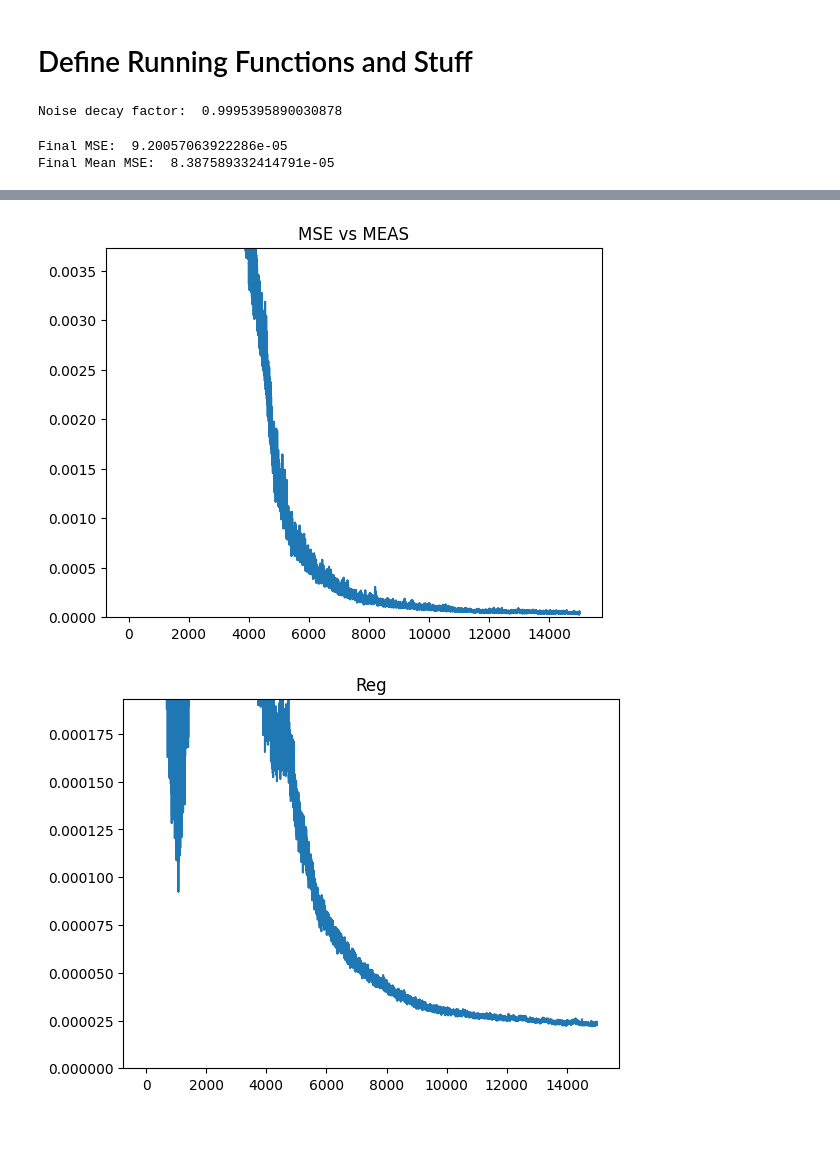
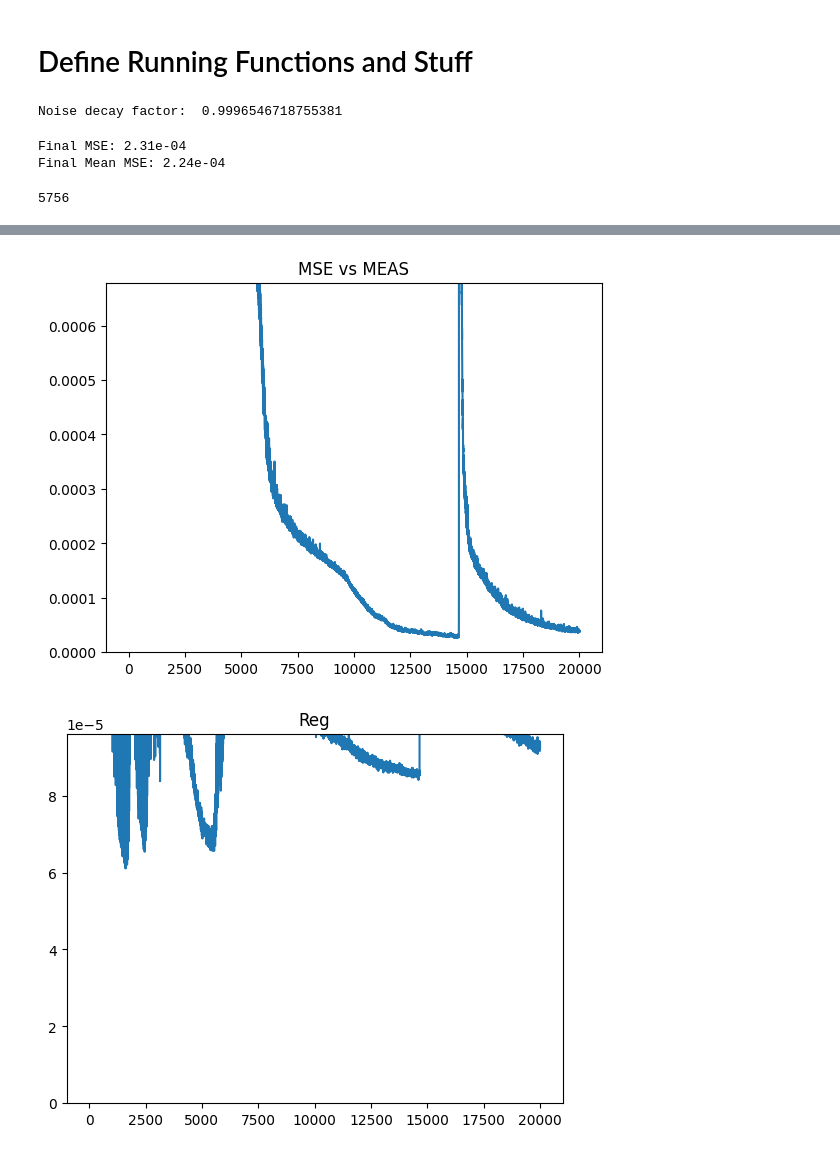
Before and after one commit to VarunGorti/CurveFitting-DIP, a Jupyter notebook: NewCausality_Testing-Copy3.ipynb, the cells around one changed output, grey strips where cells are left out. Saved outputs shown, nothing was run; the diff lists cells and outputs as text; code cells hidden in the pictures.

```diff
--- a/NewCausality_Testing-Copy3.ipynb
+++ b/NewCausality_Testing-Copy3.ipynb
@@ -180,7 +188,7 @@ plt.show()
 # %%
 NZ = y.shape[1]
 
-NUM_LAYERS = int(np.ceil(np.log2(N_FREQS))) - 5
+NUM_LAYERS = int(np.ceil(np.log2(N_FREQS))) - 8
 
 if NZ < 16:
     BASE_NGF = 2 ** (int(np.ceil(np.log2(NZ))) + 2) #third power of two after NZ
@@ -191,14 +199,17 @@ elif NZ < 128:
 else:
     BASE_NGF = NZ
 
+NUM_LAYERS = 6
+BASE_NGF = 192
+
 NC = y.shape[1]
 
 KERNEL_SIZE = 3
 CAUSAL = True
 PASSIVE = False
 
-K = 2 #interpolation factor
-NEW_CAUSAL = False
+K = 1 #interpolation factor
+NEW_CAUSAL = True
 # %%
 print("NZ: ", str(NZ))
 print("NUM_LAYERS: ", str(NUM_LAYERS))
@@ -259,13 +270,13 @@ TOTAL PARAMS:  117942
 # Define Running Functions and Stuff
 # %%
 LR = 2e-4
-NUM_ITER = 15000
+NUM_ITER = 20000
 
-REG_HYPERPARAM = 5.0
+REG_HYPERPARAM = 1.0
 REG_TYPE = "smoothing"
 REG_TARGET = None #this is only sety if we are using centered_wd regularisation
-REG_ORDER = 2
-REG_NORM = 2
+REG_ORDER = 3
+REG_NORM = 1
 
 # REG_HYPERPARAM = 1e-2
 # REG_TYPE = "wd"
@@ -281,7 +292,7 @@ REG_NORM = 2
 
 REDUCTION = "mean"
 # %%
-START_NOISE_LEVEL = 1
+START_NOISE_LEVEL = 1.0
 END_NOISE_LEVEL = 0.001
 NOISE_DECAY_FACTOR = (END_NOISE_LEVEL / START_NOISE_LEVEL)**(1 / NUM_ITER)
 
@@ -290,14 +301,14 @@ print("Noise decay factor: ", NOISE_DECAY_FACTOR)
 # START_NOISE_LEVEL = None
 # NOISE_DECAY_FACTOR = None
 # %% [output]
-Noise decay factor:  0.9995395890030878
+Noise decay factor:  0.9996546718755381
 # %%
 # SGLD = False
 # BURN_IN_ITER = 5000
 # SAVE_OUTPUT_EVERY = 1
 
 SGLD = True
-BURN_IN_ITER = 5000
+BURN_IN_ITER = NUM_ITER - 5000
 SAVE_OUTPUT_EVERY = 100
 # %%
 import Fitting
@@ -326,13 +337,14 @@ dip_args = Fitting.dict2namespace(dip_args)
 # %%
 dip_results = Fitting.run_dip(dip_args)
 # %%
-print("Final MSE: ", dip_results.mse_list_gt[-1])
-print("Final Mean MSE: ", dip_results.mse_list_mean_gt[-1])
+print("Final MSE: %.2e" % dip_results.mse_list_gt[-1])
+print("Final Mean MSE: %.2e" % dip_results.mse_list_mean_gt[-1])
 # %% [output]
-Final MSE:  9.20057063922286e-05
-Final Mean MSE:  8.387589332414791e-05
+Final MSE: 2.31e-04
+Final Mean MSE: 2.24e-04
 # %%
-MAX_IDX = 4000
+MAX_IDX = np.argwhere(np.array(dip_results.mse_list_gt) < 1e-3)[0][0]
+print(MAX_IDX)
 
 plt.figure()
 plt.plot(dip_results.mse_list_gt)
@@ -363,3 +375,4 @@ plt.plot(np.arange(BURN_IN_ITER, NUM_ITER, SAVE_OUTPUT_EVERY), dip_results.mse_l
 plt.title("MEAN MSE vs MEAS")
 plt.show()
 # %% [output]
+5756
@@ -367,2 +380,2 @@ plt.show()
-[figure, old version]
+[figure, new version]
-[figure, old version]
+[figure, new version]
```
Also changed, not shown: parts of 24 cells of this notebook, 10 other files.
